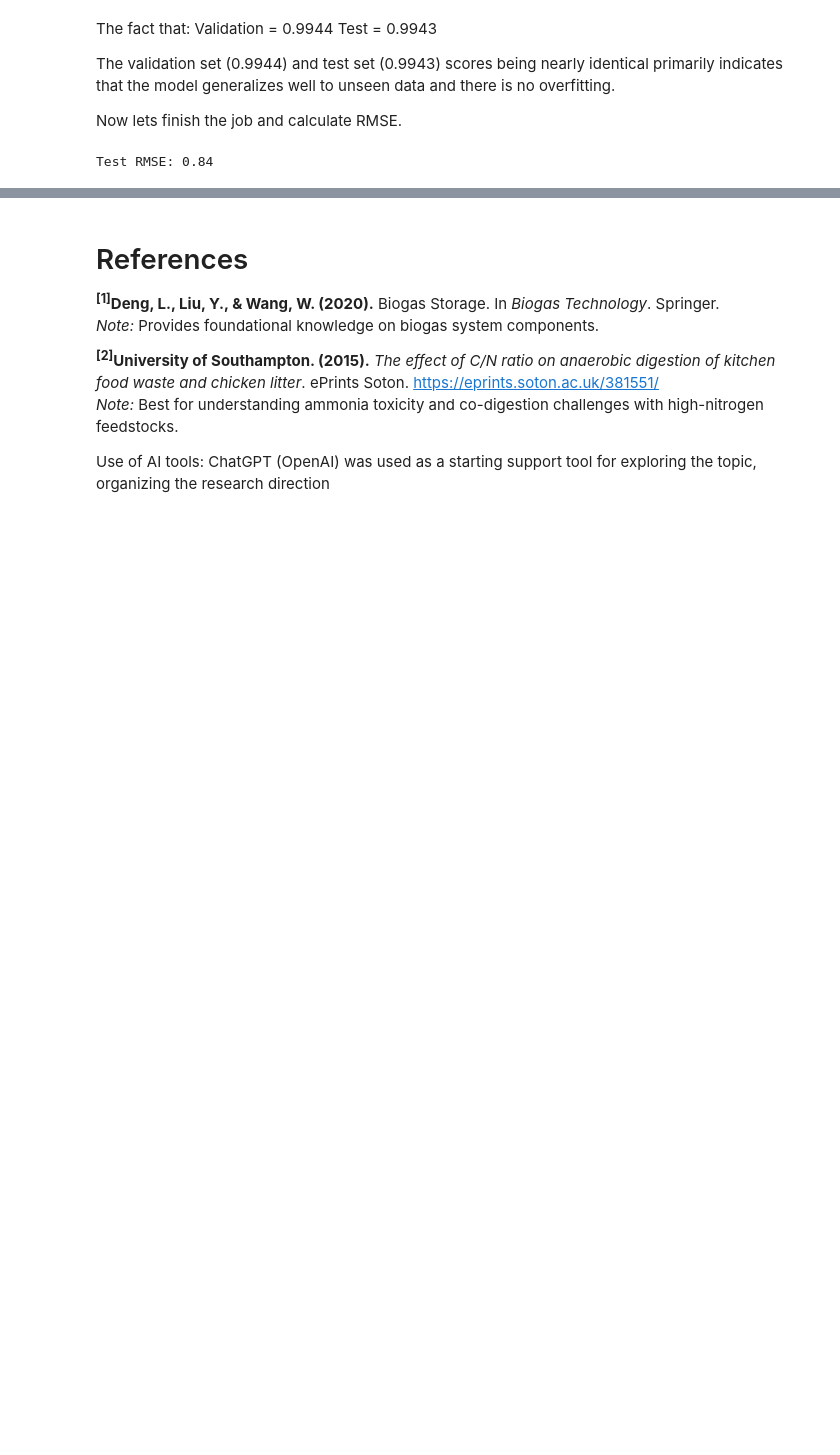
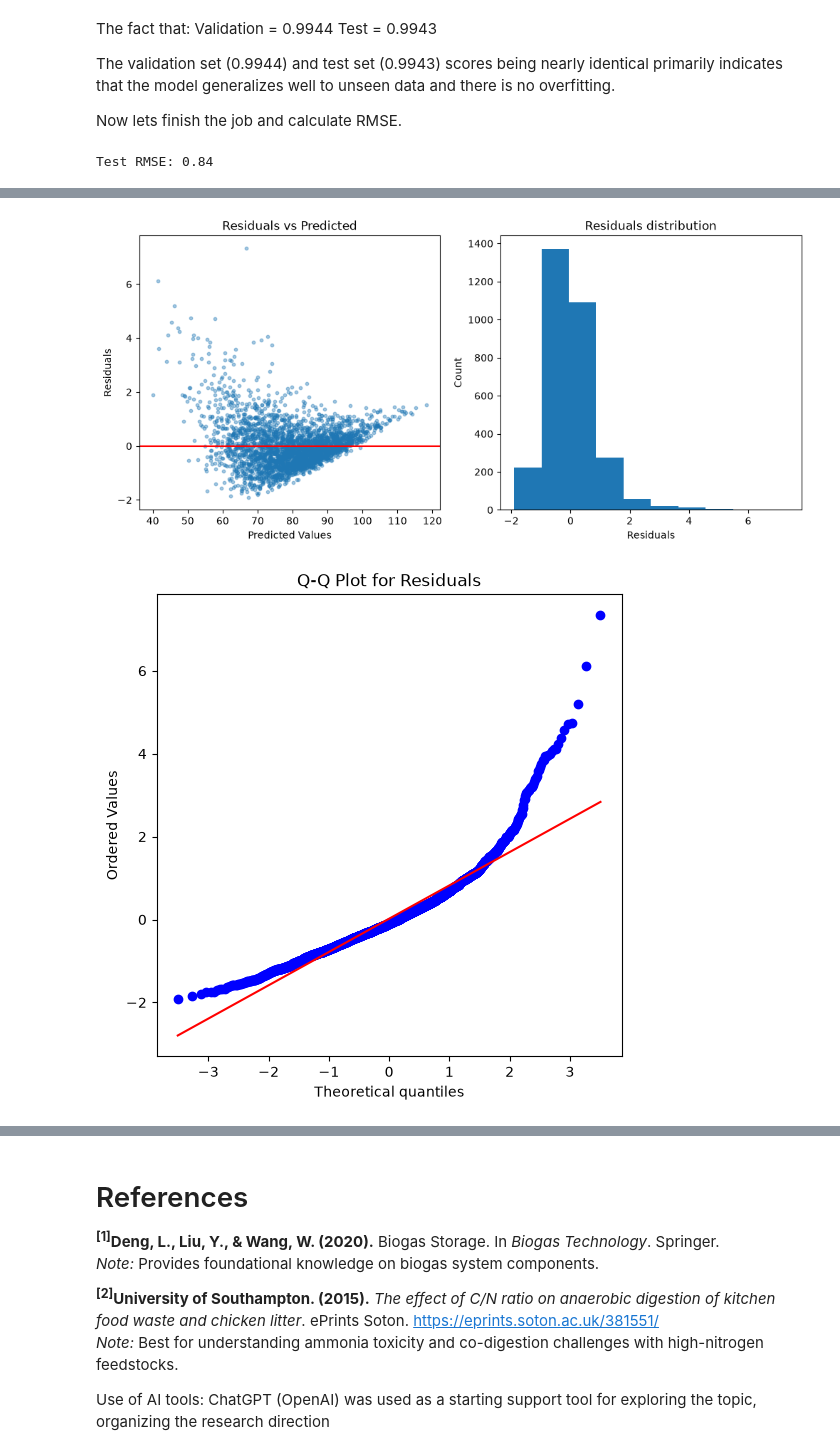
Before and after one commit to hris0077/ml_project, a Jupyter notebook: project.ipynb, the cells around one changed output, grey strips where cells are left out. Saved outputs shown, nothing was run; the diff lists cells and outputs as text; code cells hidden in the pictures; blank space fills up the shorter version.

Commit message:
add residuals analysis

```diff
--- a/project.ipynb
+++ b/project.ipynb
@@ -781,14 +784,18 @@ The validation set (0.9944) and test set (0.9943) scores being nearly identical
 
 Now lets finish the job and calculate RMSE.
 # %%
-predictions = best_model.predict(biogas_data_attributes_test_scaled)
+biogas_data_target_pred = best_model.predict(biogas_data_attributes_test_scaled)
 rmse = np.sqrt(
     mean_squared_error(
         biogas_data_target_test,
-        predictions
+        biogas_data_target_pred
     )
 )
 
 print(f"Test RMSE: {rmse:.2f}")
 # %% [output]
 Test RMSE: 0.84
+# %%
+# Calculate residuals
+residuals = biogas_data_target_test - biogas_data_target_pred
+residuals
@@ -795 +815,26 @@ Test RMSE: 0.84
+# %%
+# Plot residuals
+plt.figure(figsize = (12,5))
+plt.subplot(1,2,1)
+plt.scatter(biogas_data_target_pred, residuals, s = 10, alpha=0.4)
+plt.axhline(0, color = 'red', linestyle = '-')
+plt.xlabel('Predicted Values')
+plt.ylabel('Residuals')
+plt.title('Residuals vs Predicted')
+
+plt.subplot(1,2,2)
+plt.hist(residuals)
+plt.title('Residuals distribution')
+plt.xlabel('Residuals')
+plt.ylabel('Count')
+plt.show()
+
+# Q -Q plot for normality
+plt.figure(figsize = (6,6))
+stats.probplot(residuals, dist="norm", plot=plt)
+plt.title('Q-Q Plot for Residuals')
+plt.show()
+# %% [output]
+[figure, added]
+[figure, added]
 # %% [markdown]
```
Also changed, not shown: parts of 5 cells of this notebook.
